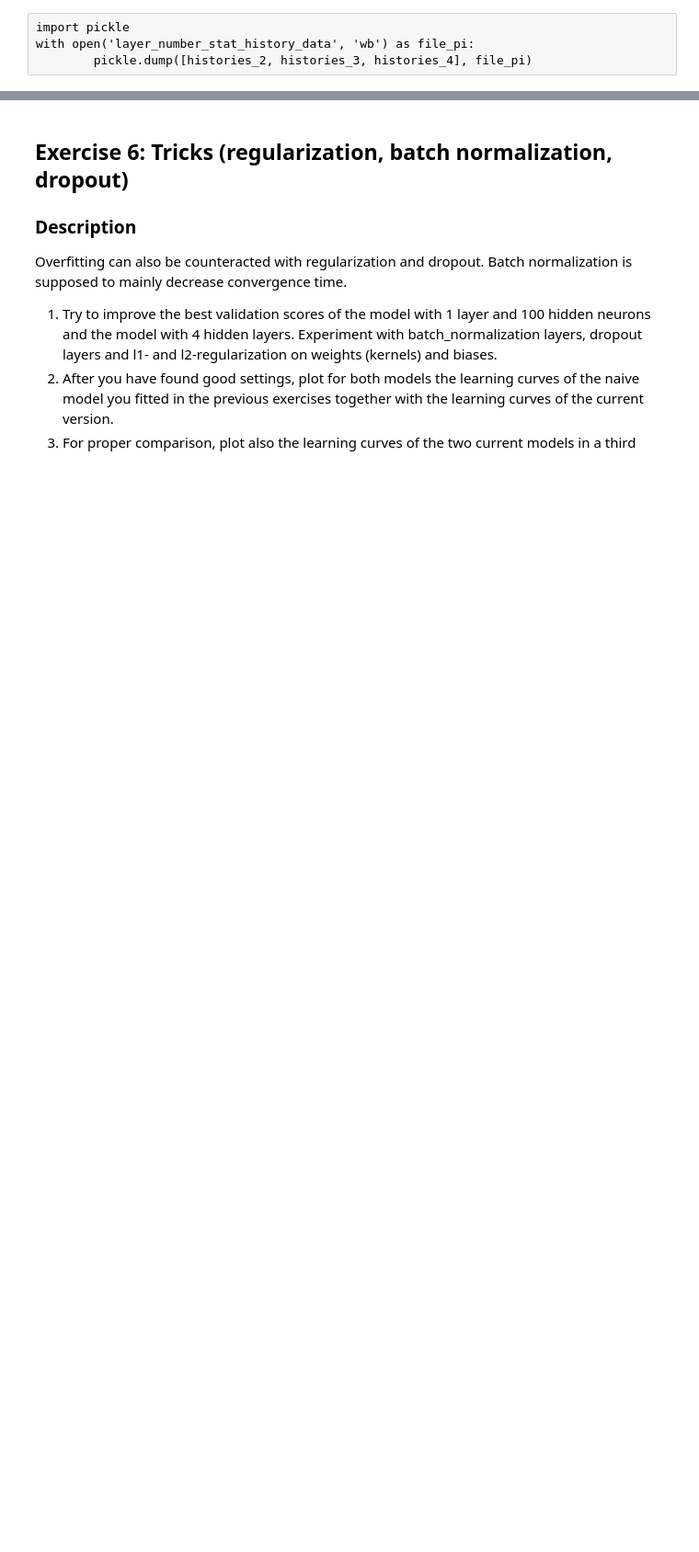
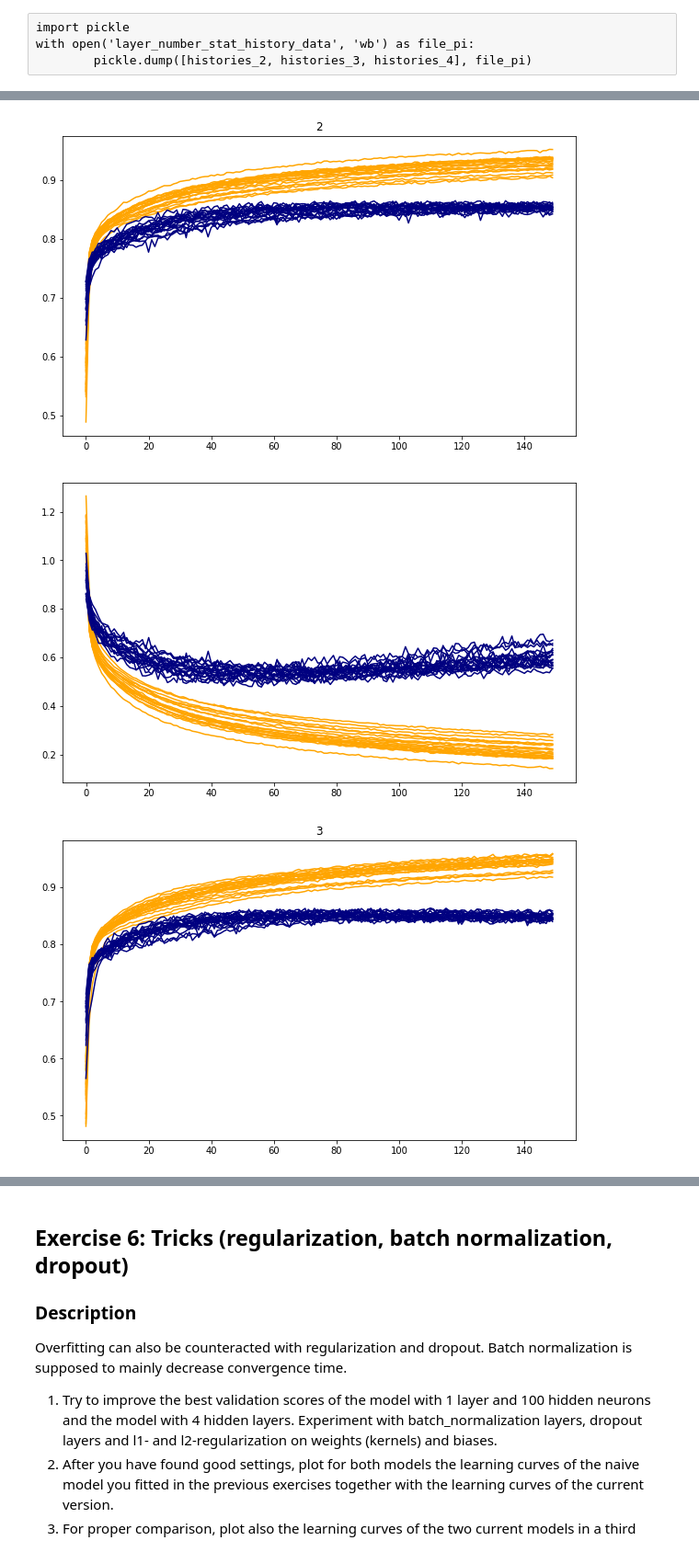
Before and after one commit to lguillain/Artificial-Neural-Networks, a Jupyter notebook: miniproject1/miniproject1_Leonore.ipynb, the cells around one changed output, grey strips where cells are left out. Shown at 92% size. Cells and saved outputs as stored; diff of their text form; code cells hidden in the pictures; blank space fills up the shorter version.

```diff
--- a/miniproject1/miniproject1_Leonore.ipynb
+++ b/miniproject1/miniproject1_Leonore.ipynb
@@ -504,7 +454,7 @@ def fit_model(model, x_train, y_train,validation_data, minibatch = 128, epochs=5
                           verbose=0)
     return history_
 
-layer_sizes = [10, 25, 50, 100, 250, 500, 1000]
+layer_sizes = [10, 50, 100, 250, 500, 1000]
 # %%
 frame = []
 
@@ -722,10 +681,14 @@ array([<matplotlib.axes._subplots.AxesSubplot object at 0x...>,
 # %%
-for layer in layer_sizes:
+for layer in range(2, 5, 1):
     plt.figure()
     plt.title(layer)
-    frame[[1, 'acc']][frame[1] == layer]['acc'].map(lambda x: plt.plot(x, color='Orange'))
-    frame[[1, 'val_acc']][frame[1] == layer]['val_acc'].map(lambda x: plt.plot(x, color='Navy'))
+    frame[['variable', 'acc']][frame['variable'] == layer]['acc'].map(lambda x: plt.plot(x, color='Orange'))
+    frame[['variable', 'val_acc']][frame['variable'] == layer]['val_acc'].map(lambda x: plt.plot(x, color='Navy'))
 
     plt.figure()
-    frame[[1, 'loss']][frame[1] == layer]['loss'].map(lambda x: plt.plot(x, color='Orange'))
-    frame[[1, 'val_loss']][frame[1] == layer]['val_loss'].map(lambda x: plt.plot(x, color='Navy'))
+    frame[['variable', 'loss']][frame['variable'] == layer]['loss'].map(lambda x: plt.plot(x, color='Orange'))
+    frame[['variable', 'val_loss']][frame['variable'] == layer]['val_loss'].map(lambda x: plt.plot(x, color='Navy'))
+# %% [output]
+[figure, added]
+[figure, added]
+[figure, added]
```
Also changed, not shown: parts of 24 cells of this notebook, 2 other files.
